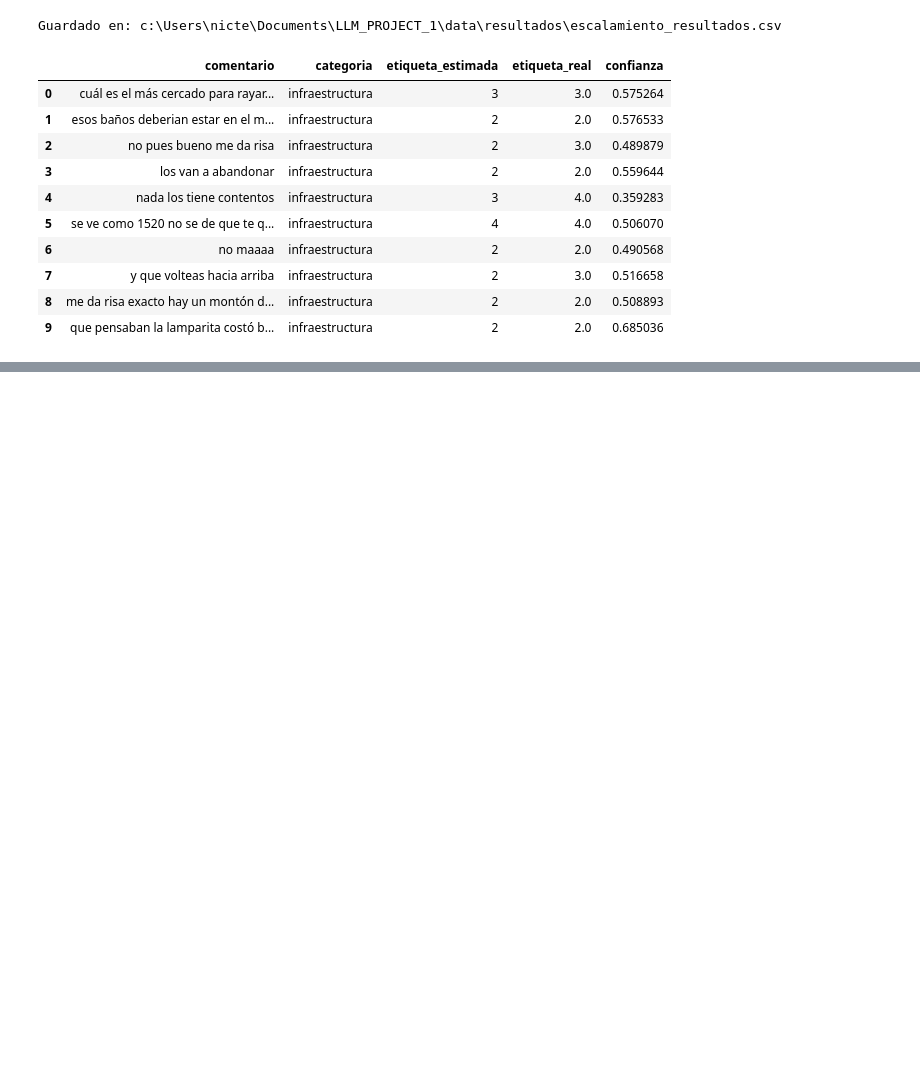
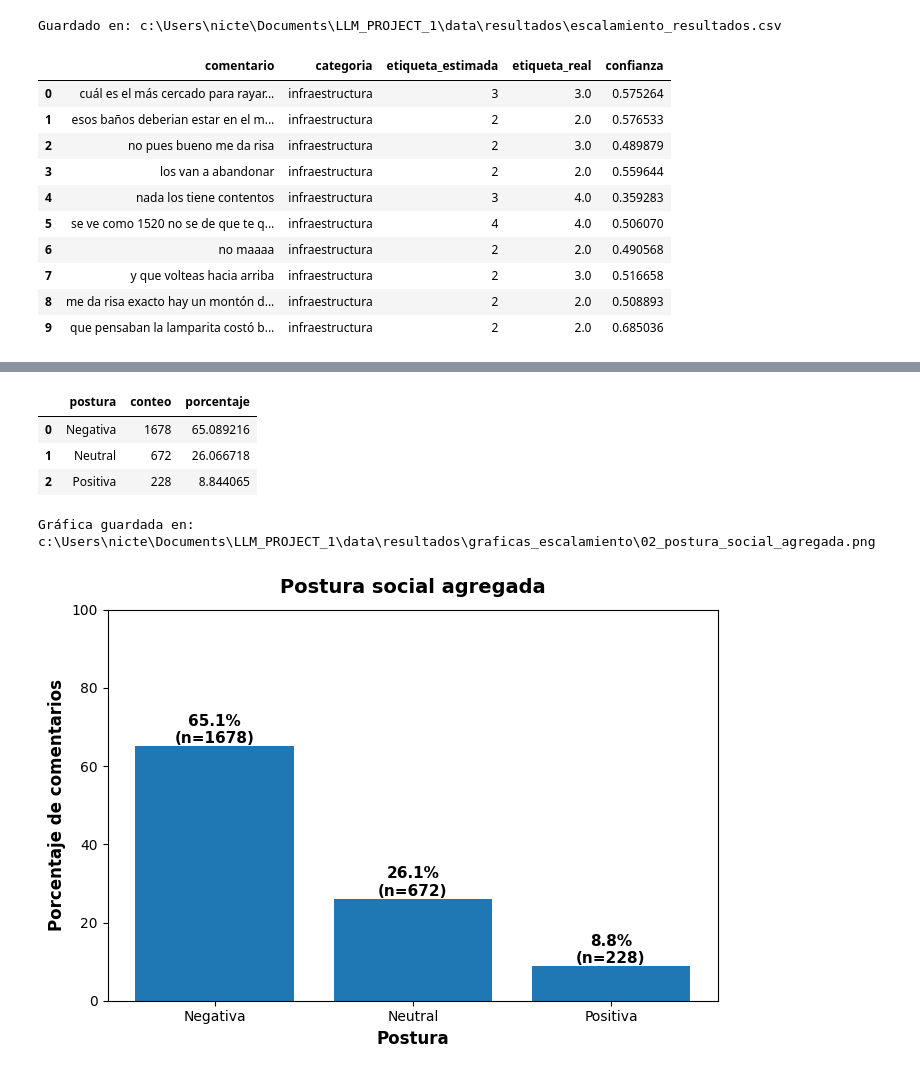
Before and after one commit to NicteSalas/LLM_PROJECT_1, a Jupyter notebook: notebooks_proyecto/Escalamiento.ipynb, the cells around one changed output, grey strips where cells are left out. Cells and saved outputs as stored; diff of their text form; code cells hidden in the pictures; blank space fills up the shorter version.

```diff
--- a/notebooks_proyecto/Escalamiento.ipynb
+++ b/notebooks_proyecto/Escalamiento.ipynb
@@ -151,0 +251,41 @@ Guardado en: c:\Users\nicte\Documents\LLM_PROJECT_1\data\resultados\escalamiento
+# %%
+conteo_postura = (
+    res_df["postura"]
+    .value_counts()
+    .reindex(orden_postura, fill_value=0)
+    .rename_axis("postura")
+    .reset_index(name="conteo")
+)
+conteo_postura["porcentaje"] = 100 * conteo_postura["conteo"] / conteo_postura["conteo"].sum()
+
+display(conteo_postura)
+
+fig, ax = plt.subplots(figsize=(7, 5))
+barras = ax.bar(conteo_postura["postura"], conteo_postura["porcentaje"])
+
+ax.set_title("Postura social agregada", fontsize=14, fontweight="bold", pad=12)
+ax.set_xlabel("Postura", fontsize=12, fontweight="bold")
+ax.set_ylabel("Porcentaje de comentarios", fontsize=12, fontweight="bold")
+ax.set_ylim(0, max(100, conteo_postura["porcentaje"].max() + 10))
+
+for barra, pct, n in zip(barras, conteo_postura["porcentaje"], conteo_postura["conteo"]):
+    ax.text(
+        barra.get_x() + barra.get_width()/2,
+        barra.get_height(),
+        f"{pct:.1f}%\n(n={n})",
+        ha="center",
+        va="bottom",
+        fontsize=11,
+        fontweight="bold"
+    )
+
+plt.tight_layout()
+guardar_figura("02_postura_social_agregada.png")
+plt.show()
+# %% [output]
+|  | postura | conteo | porcentaje |
+| 0 | Negativa | 1678 | 65.089216 |
+| 1 | Neutral | 672 | 26.066718 |
+| 2 | Positiva | 228 | 8.844065 |
+Gráfica guardada en: c:\Users\nicte\Documents\LLM_PROJECT_1\data\resultados\graficas_escalamiento\02_postura_social_agregada.png
+[figure, added]
```
Also changed, not shown: parts of 10 cells of this notebook, 5 other files.
